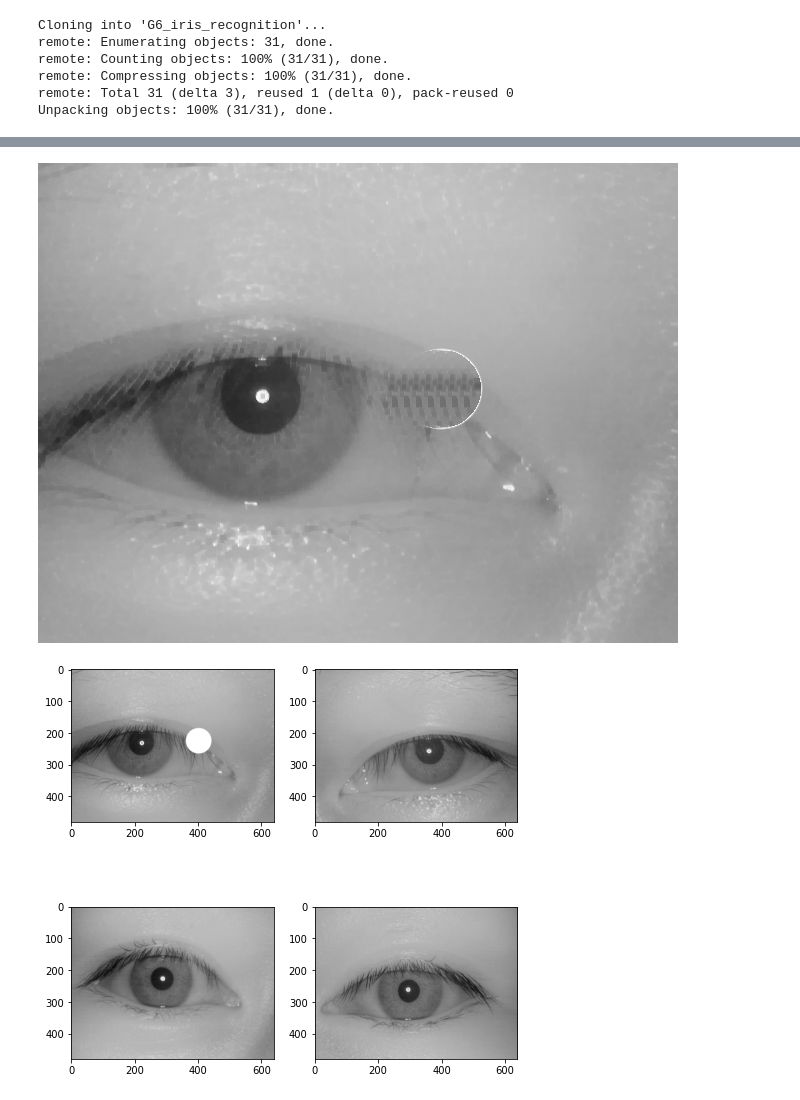
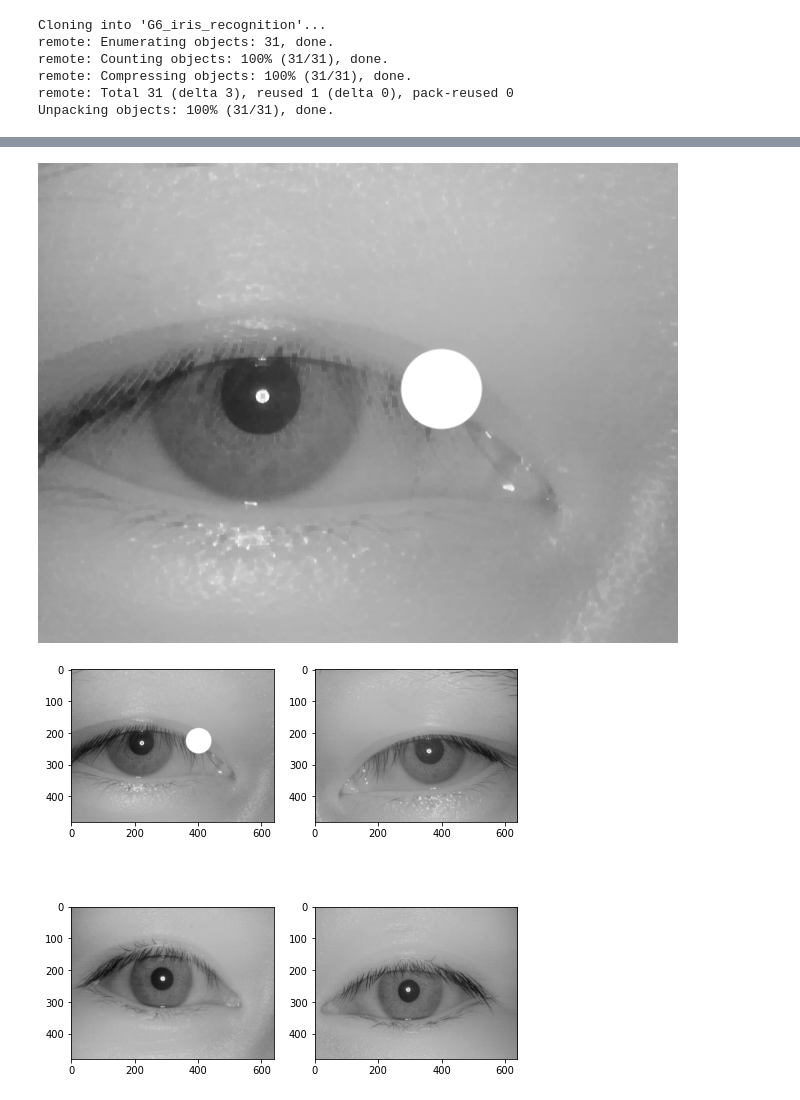
Before and after one commit to MarceloCMiguel/iris-detection, a Jupyter notebook: projeto1.ipynb, the cells around one changed output, grey strips where cells are left out. Saved outputs shown, nothing was run; the diff lists cells and outputs as text; code cells hidden in the pictures.

```diff
--- a/projeto1.ipynb
+++ b/projeto1.ipynb
@@ -83,15 +86,15 @@ def remove_white_circles(img):
         # img[i][j] = (img[i-1][j] + img[i+1][j] + img[i][j+1] + img[i][j-1]) / 4
   return img
 # %%
-#img = cv.cvtColor(cv.imread('images/0000/0000_000.bmp'), cv.COLOR_BGR2GRAY)
+img = cv.cvtColor(cv.imread('images/0000/0000_000.bmp'), cv.COLOR_BGR2GRAY)
 dst = cv.equalizeHist(img)
 kernel = np.ones((4,4),np.uint8)
 closing = cv.morphologyEx(img, cv.MORPH_CLOSE, kernel)
 closing2 = cv.morphologyEx(dst, cv.MORPH_CLOSE, kernel)
 
 cv2_imshow(closing)
 # %% [output]
-[figure, old version]
+[figure, new version]
 # %%
 list_image,columns,rows = plot_images(2,2)
 plot_hist_by_list(list_image,columns,rows)
```
Also changed, not shown: parts of 6 cells of this notebook.
